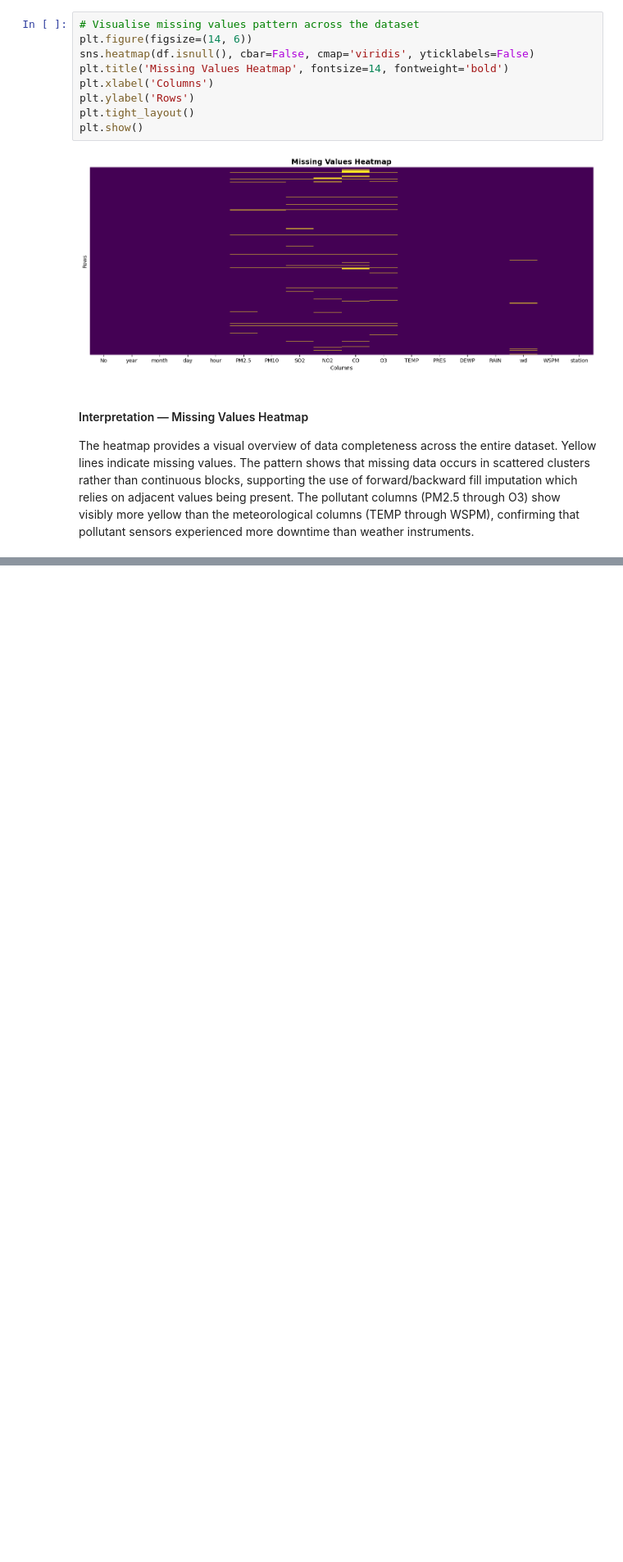
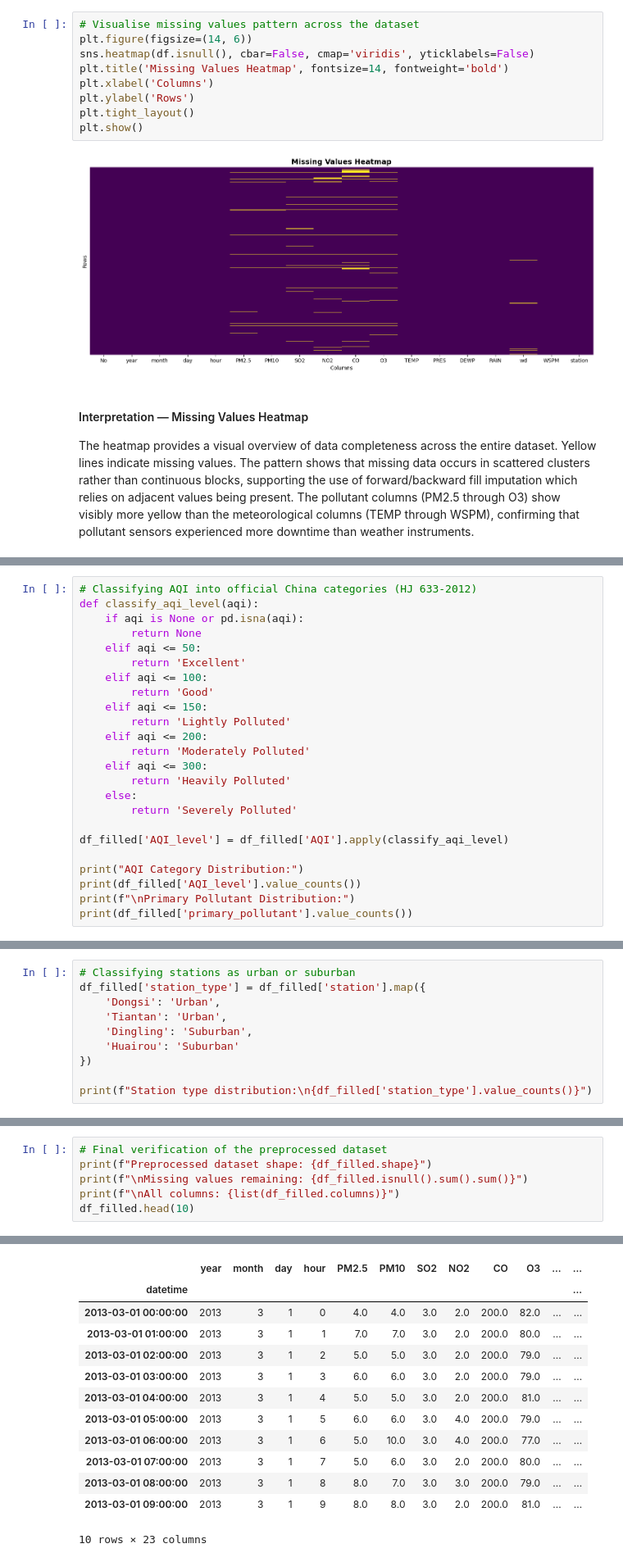
Before and after one commit to Ayomide-baga/CMP7005-PRAC1, a Jupyter notebook: CMP7005_PRAC1.ipynb, the cells around one changed output, grey strips where cells are left out. Shown at 82% size. Saved outputs shown, nothing was run; the diff lists cells and outputs as text; blank space fills up the shorter version.

```diff
--- a/CMP7005_PRAC1.ipynb
+++ b/CMP7005_PRAC1.ipynb
@@ -478,0 +709,24 @@ The heatmap provides a visual overview of data completeness across the entire da
+# %%
+# Classifying AQI into official China categories (HJ 633-2012)
+def classify_aqi_level(aqi):
+    if aqi is None or pd.isna(aqi):
+        return None
+    elif aqi <= 50:
+        return 'Excellent'
+    elif aqi <= 100:
+        return 'Good'
+    elif aqi <= 150:
+        return 'Lightly Polluted'
+    elif aqi <= 200:
+        return 'Moderately Polluted'
+    elif aqi <= 300:
+        return 'Heavily Polluted'
+    else:
+        return 'Severely Polluted'
+
+df_filled['AQI_level'] = df_filled['AQI'].apply(classify_aqi_level)
+
+print("AQI Category Distribution:")
+print(df_filled['AQI_level'].value_counts())
+print(f"\nPrimary Pollutant Distribution:")
+print(df_filled['primary_pollutant'].value_counts())
@@ -478,0 +786,10 @@ The heatmap provides a visual overview of data completeness across the entire da
+# %%
+# Classifying stations as urban or suburban
+df_filled['station_type'] = df_filled['station'].map({
+    'Dongsi': 'Urban',
+    'Tiantan': 'Urban',
+    'Dingling': 'Suburban',
+    'Huairou': 'Suburban'
+})
+
+print(f"Station type distribution:\n{df_filled['station_type'].value_counts()}")
@@ -478,0 +802,7 @@ The heatmap provides a visual overview of data completeness across the entire da
+# %%
+# Final verification of the preprocessed dataset
+print(f"Preprocessed dataset shape: {df_filled.shape}")
+print(f"\nMissing values remaining: {df_filled.isnull().sum().sum()}")
+print(f"\nAll columns: {list(df_filled.columns)}")
+df_filled.head(10)
+# %% [output]
@@ -478,0 +814,13 @@ The heatmap provides a visual overview of data completeness across the entire da
+|  | year | month | day | hour | PM2.5 | PM10 | SO2 | NO2 | CO | O3 | ... | ... |
+| datetime |  |  |  |  |  |  |  |  |  |  |  | ... |
+| 2013-03-01 00:00:00 | 2013 | 3 | 1 | 0 | 4.0 | 4.0 | 3.0 | 2.0 | 200.0 | 82.0 | ... | ... |
+| 2013-03-01 01:00:00 | 2013 | 3 | 1 | 1 | 7.0 | 7.0 | 3.0 | 2.0 | 200.0 | 80.0 | ... | ... |
+| 2013-03-01 02:00:00 | 2013 | 3 | 1 | 2 | 5.0 | 5.0 | 3.0 | 2.0 | 200.0 | 79.0 | ... | ... |
+| 2013-03-01 03:00:00 | 2013 | 3 | 1 | 3 | 6.0 | 6.0 | 3.0 | 2.0 | 200.0 | 79.0 | ... | ... |
+| 2013-03-01 04:00:00 | 2013 | 3 | 1 | 4 | 5.0 | 5.0 | 3.0 | 2.0 | 200.0 | 81.0 | ... | ... |
+| 2013-03-01 05:00:00 | 2013 | 3 | 1 | 5 | 6.0 | 6.0 | 3.0 | 4.0 | 200.0 | 79.0 | ... | ... |
+| 2013-03-01 06:00:00 | 2013 | 3 | 1 | 6 | 5.0 | 10.0 | 3.0 | 4.0 | 200.0 | 77.0 | ... | ... |
+| 2013-03-01 07:00:00 | 2013 | 3 | 1 | 7 | 5.0 | 6.0 | 3.0 | 2.0 | 200.0 | 80.0 | ... | ... |
+| 2013-03-01 08:00:00 | 2013 | 3 | 1 | 8 | 8.0 | 7.0 | 3.0 | 3.0 | 200.0 | 79.0 | ... | ... |
+| 2013-03-01 09:00:00 | 2013 | 3 | 1 | 9 | 8.0 | 8.0 | 3.0 | 2.0 | 200.0 | 81.0 | ... | ... |
+10 rows × 23 columns
```
Also changed, not shown: parts of 21 cells of this notebook.
